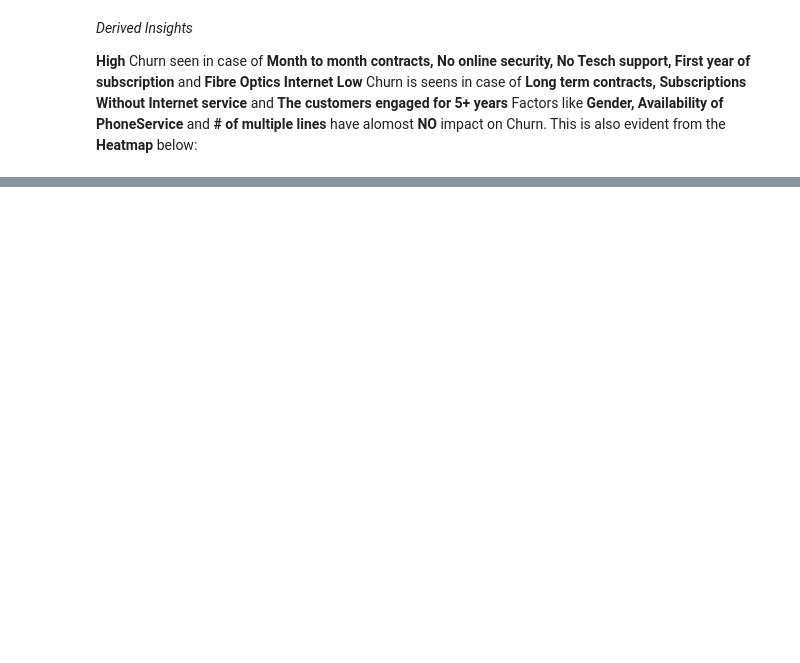
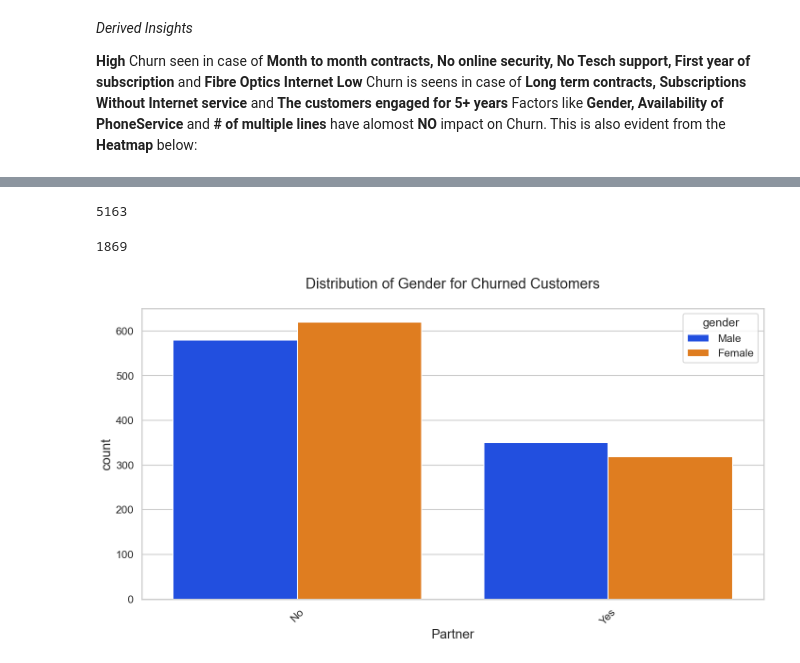
Before and after one commit to Musharraf-Bubere/Telecom_Customer_Churn_Prediction_using_Machine_Learning, a Jupyter notebook: Churn_Analysis_EDA.ipynb, the cells around one changed output, grey strips where cells are left out. Drawn from its saved outputs; the diff is of its cells as text; code cells hidden in the pictures; blank space fills up the shorter version.

```diff
--- a/Churn_Analysis_EDA.ipynb
+++ b/Churn_Analysis_EDA.ipynb
@@ -475,0 +478,39 @@ sns.heatmap(new_df_dummies.corr(), cmap="Paired")
+# %%
+new_df1_target0 = new_df.loc[new_df["Churn"] == 0]
+new_df1_target1 = new_df.loc[new_df["Churn"] == 1]
+# %%
+len(new_df1_target0)
+# %% [output]
+5163
+# %%
+len(new_df1_target1)
+# %% [output]
+1869
+# %%
+def uniplot(df, col, title, hue=None):
+
+    sns.set_style('whitegrid')
+    sns.set_context('talk')
+
+    plt.rcParams["axes.labelsize"] = 20
+    plt.rcParams["axes.titlesize"] = 22
+    plt.rcParams["axes.titlepad"] = 30
+
+    fig, ax = plt.subplots()
+
+    hue_levels = df[hue].nunique() if hue else 0
+    width = len(df[col].unique()) + 7 + 4*hue_levels
+    fig.set_size_inches(width, 8)
+
+    sns.countplot(
+        data=df,
+        x=col,
+        order=df[col].value_counts().index,
+        hue=hue,
+        palette='bright',
+        ax=ax
+    )
+
+    plt.xticks(rotation=45)
+    plt.title(title)
+    plt.show()
@@ -475,0 +537,4 @@ sns.heatmap(new_df_dummies.corr(), cmap="Paired")
+# %%
+uniplot(new_df1_target1, col='Partner', title="Distribution of Gender for Churned Customers", hue='gender')
+# %% [output]
+[figure, added]
```
Also changed, not shown: parts of 16 cells of this notebook.
